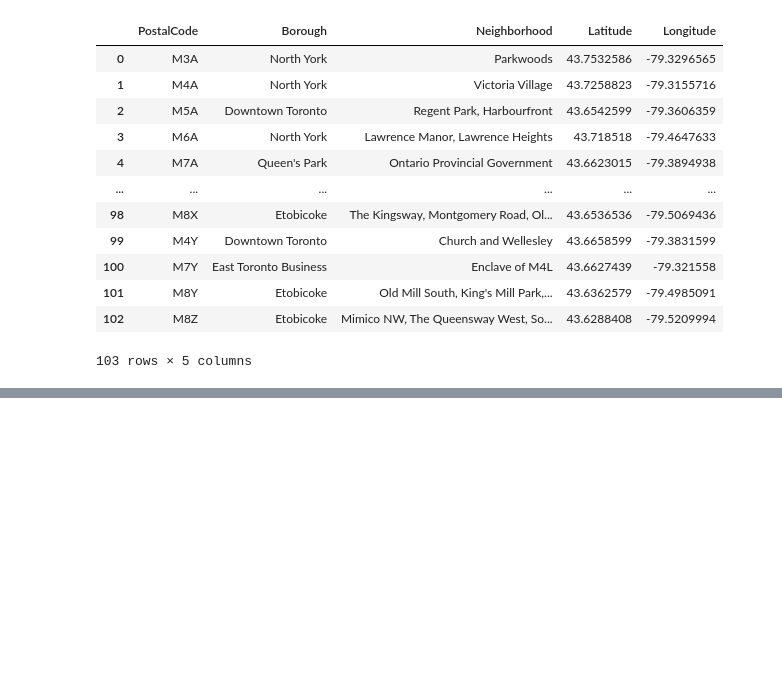
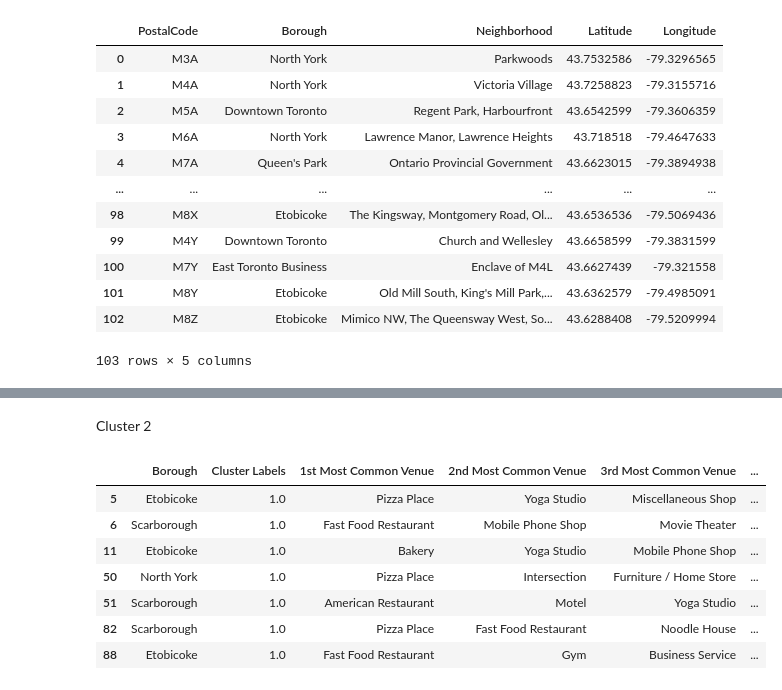
Before and after one commit to MagdalenaSiedlecka/Capstone-Project, a Jupyter notebook: Toronto.ipynb, the cells around one changed output, grey strips where cells are left out. Cells and saved outputs as stored; diff of their text form; code cells hidden in the pictures; blank space fills up the shorter version.

```diff
--- a/Toronto.ipynb
+++ b/Toronto.ipynb
@@ -85,0 +414,13 @@ left_merged
+# %% [markdown]
+Cluster 2
+# %%
+toronto.loc[toronto['Cluster Labels'] == 1, toronto.columns[[1] + list(range(5, toronto.shape[1]))]]
+# %% [output]
+|  | Borough | Cluster Labels | 1st Most Common Venue | 2nd Most Common Venue | 3rd Most Common Venue | ... |
+| 5 | Etobicoke | 1.0 | Pizza Place | Yoga Studio | Miscellaneous Shop | ... |
+| 6 | Scarborough | 1.0 | Fast Food Restaurant | Mobile Phone Shop | Movie Theater | ... |
+| 11 | Etobicoke | 1.0 | Bakery | Yoga Studio | Mobile Phone Shop | ... |
+| 50 | North York | 1.0 | Pizza Place | Intersection | Furniture / Home Store | ... |
+| 51 | Scarborough | 1.0 | American Restaurant | Motel | Yoga Studio | ... |
+| 82 | Scarborough | 1.0 | Pizza Place | Fast Food Restaurant | Noodle House | ... |
+| 88 | Etobicoke | 1.0 | Fast Food Restaurant | Gym | Business Service | ... |
```
Also changed, not shown: parts of 30 cells of this notebook.
